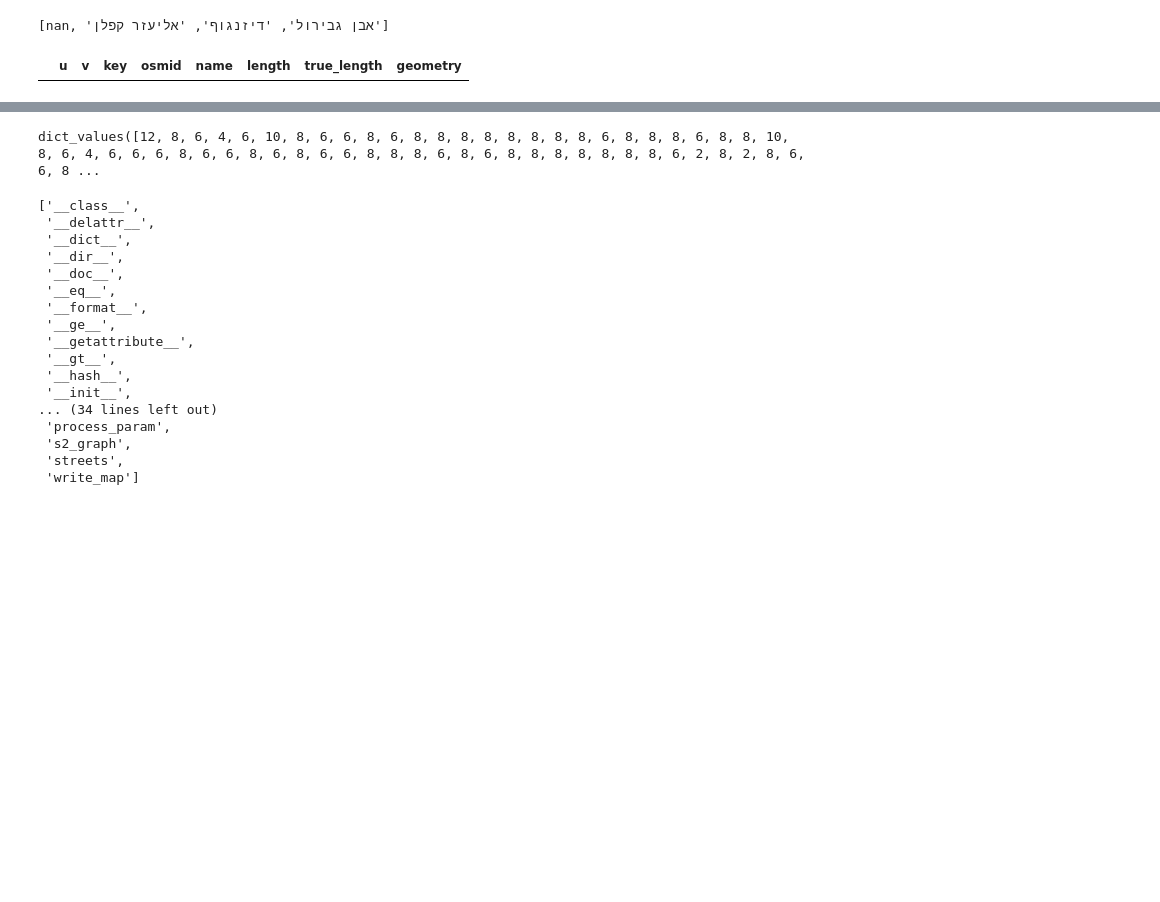
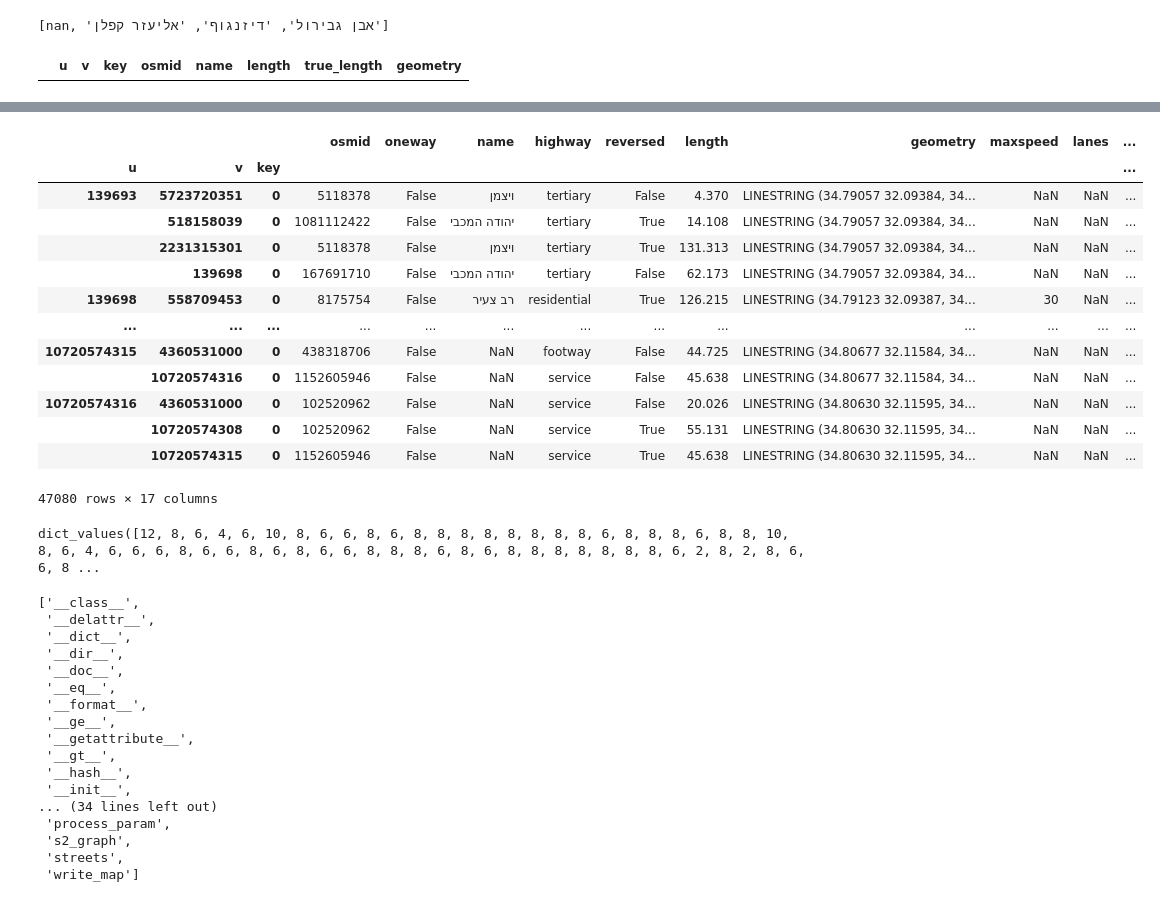
Before and after one commit to itaimondshine/NHEGEL, a Jupyter notebook: Untitled.ipynb, the cells around one changed output, grey strips where cells are left out. Saved outputs shown, nothing was run; the diff lists cells and outputs as text; code cells hidden in the pictures; blank space fills up the shorter version.

```diff
--- a/Untitled.ipynb
+++ b/Untitled.ipynb
@@ -164,5 +180,22 @@ TEL_AVIV_GRAPH = ox.graph_from_place('Tel Aviv, Israel', network_type='walk')
 # %%
 streets_gdf = ox.graph_to_gdfs(TEL_AVIV_GRAPH, edges=True)[1]
+# %%
+streets_gdf
+# %% [output]
+|  |  |  | osmid | oneway | name | highway | reversed | length | geometry | maxspeed | lanes | ... |
+| u | v | key |  |  |  |  |  |  |  |  |  | ... |
+| 139693 | 5723720351 | 0 | 5118378 | False | ויצמן | tertiary | False | 4.370 | LINESTRING (34.79057 32.09384, 34... | NaN | NaN | ... |
+|  | 518158039 | 0 | 1081112422 | False | יהודה המכבי | tertiary | True | 14.108 | LINESTRING (34.79057 32.09384, 34... | NaN | NaN | ... |
+|  | 2231315301 | 0 | 5118378 | False | ויצמן | tertiary | True | 131.313 | LINESTRING (34.79057 32.09384, 34... | NaN | NaN | ... |
+|  | 139698 | 0 | 167691710 | False | יהודה המכבי | tertiary | False | 62.173 | LINESTRING (34.79057 32.09384, 34... | NaN | NaN | ... |
+| 139698 | 558709453 | 0 | 8175754 | False | רב צעיר | residential | True | 126.215 | LINESTRING (34.79123 32.09387, 34... | 30 | NaN | ... |
+| ... | ... | ... | ... | ... | ... | ... | ... | ... | ... | ... | ... | ... |
+| 10720574315 | 4360531000 | 0 | 438318706 | False | NaN | footway | False | 44.725 | LINESTRING (34.80677 32.11584, 34... | NaN | NaN | ... |
+|  | 10720574316 | 0 | 1152605946 | False | NaN | service | False | 45.638 | LINESTRING (34.80677 32.11584, 34... | NaN | NaN | ... |
+| 10720574316 | 4360531000 | 0 | 102520962 | False | NaN | service | False | 20.026 | LINESTRING (34.80630 32.11595, 34... | NaN | NaN | ... |
+|  | 10720574308 | 0 | 102520962 | False | NaN | service | True | 55.131 | LINESTRING (34.80630 32.11595, 34... | NaN | NaN | ... |
+|  | 10720574315 | 0 | 1152605946 | False | NaN | service | True | 45.638 | LINESTRING (34.80630 32.11595, 34... | NaN | NaN | ... |
+47080 rows × 17 columns
 # %%
 def get_intersection_close(osmid: int):
     return dict(self.map.nx_graph.degree())[osmid] >= 4
```
Also changed, not shown: parts of 7 cells of this notebook, 4 other files.
